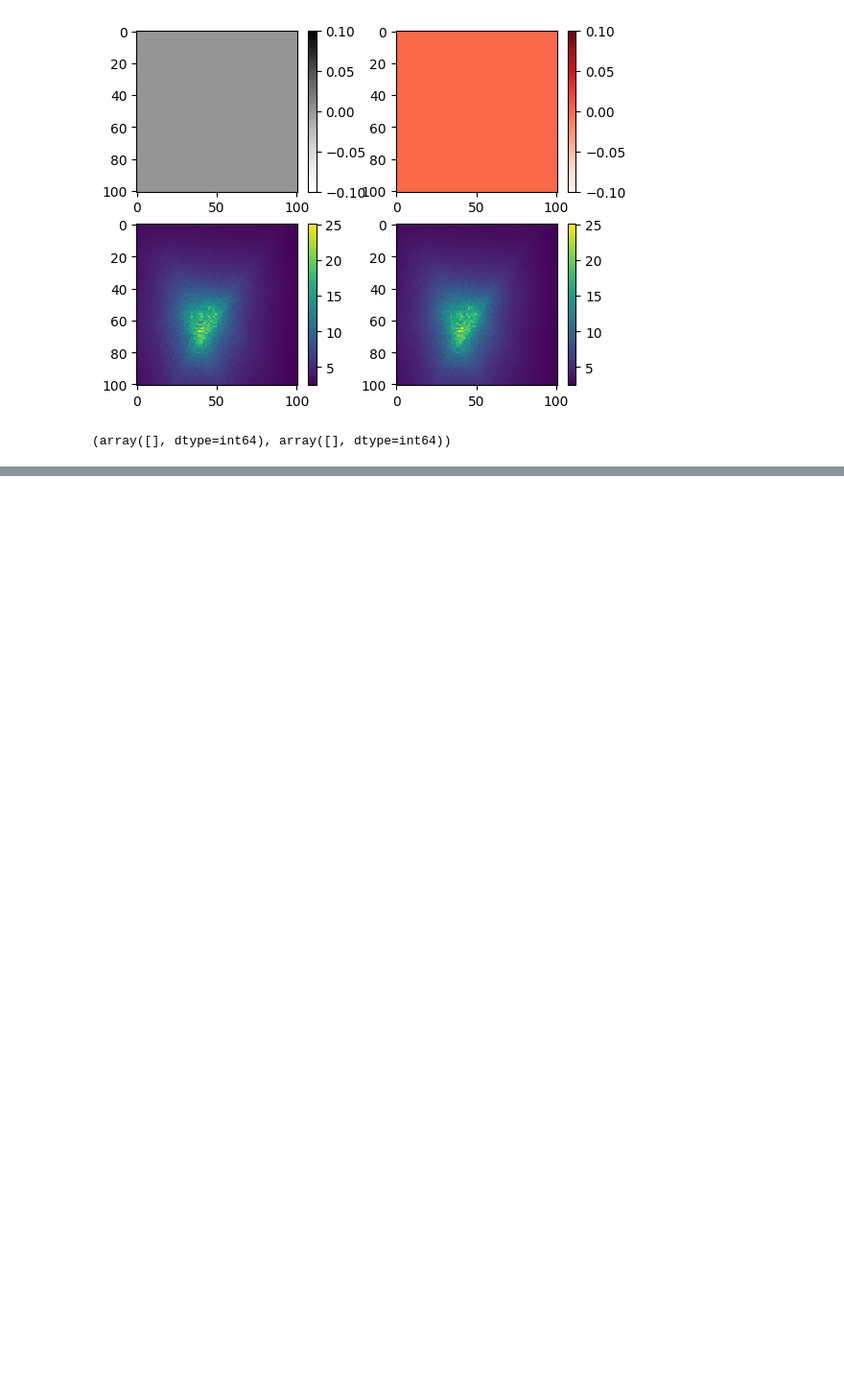
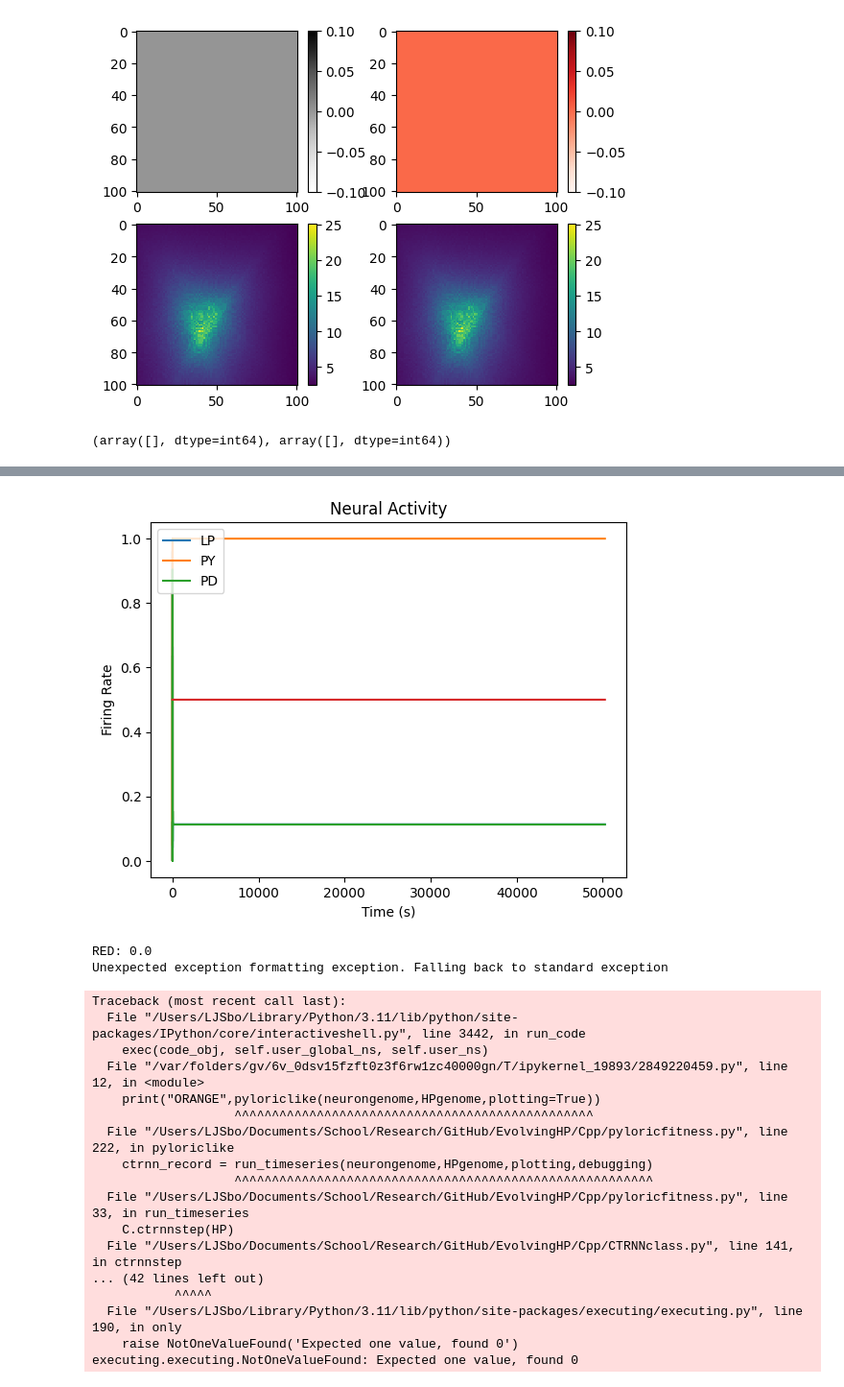
Before and after one commit to ljstolting/EvolvingHP, a Jupyter notebook: Cpp/Viz_ParSpace.ipynb, the cells around one changed output, grey strips where cells are left out. Shown at 96% size. Cells and saved outputs as stored; diff of their text form; code cells hidden in the pictures; blank space fills up the shorter version.

Commit message:
update python and do 2 evs - still segfault

```diff
--- a/Cpp/Viz_ParSpace.ipynb
+++ b/Cpp/Viz_ParSpace.ipynb
@@ -147,0 +245,52 @@ plt.show()
+# %%
+#Plot all final (post/during HP) results
+#Time Series for all initial points, without HP
+neurongenome = np.array([  1.25966,  11.7919 ,  -8.9466,  -14.1082  , 13.505  ,  15.8346   ,-4.73326, -14.9413 ,   7.13229  , 2.68606 , -5.92321,  -8.09309,   1.0782 ,   1.45534 , 1.713  ])
+HPgenome = np.array([113.021, 1, 155.316, 1,1,1,0.0610131 , 0, 0 ,0.30022,1, 0.484673 ,6 ,1 ,25])
+
+neurongenome[9] = red[0,0]
+neurongenome[11]= red[0,1]
+print("RED:",pyloriclike(neurongenome,HPgenome,plotting=True))
+
+neurongenome[9] = orange[0,0]
+neurongenome[11] = orange[0,1]
+print("ORANGE",pyloriclike(neurongenome,HPgenome,plotting=True))
+
+neurongenome[9] = yellow[0,0]
+neurongenome[11] = yellow[0,1]
+print("YELLOW",pyloriclike(neurongenome,HPgenome,plotting=True))
+
+neurongenome[9] = green[0,0]
+neurongenome[11] = green[0,1]
+print("GREEN",pyloriclike(neurongenome,HPgenome,plotting=True))
+
+neurongenome[9] = blue[0,0]
+neurongenome[11] = blue[0,1]
+print("BLUE",pyloriclike(neurongenome,HPgenome,plotting=True))
+
+neurongenome[9] = purple[0,0]
+neurongenome[11] = purple[0,1]
+print("PURPLE",pyloriclike(neurongenome,HPgenome,plotting=True))
+
+#so far, wrong; most likely because did not allow transient before beginning HP?
+# %% [output]
+[figure, added]
+RED: 0.0
+Unexpected exception formatting exception. Falling back to standard exception
+Traceback (most recent call last):
+  File "/Users/LJSbo/Library/Python/3.11/lib/python/site-packages/IPython/core/interactiveshell.py", line 3442, in run_code
+    exec(code_obj, self.user_global_ns, self.user_ns)
+  File "/var/folders/gv/6v_0dsv15fzft0z3f6rw1zc40000gn/T/ipykernel_19893/2849220459.py", line 12, in <module>
+    print("ORANGE",pyloriclike(neurongenome,HPgenome,plotting=True))
+                   ^^^^^^^^^^^^^^^^^^^^^^^^^^^^^^^^^^^^^^^^^^^^^^^^
+  File "/Users/LJSbo/Documents/School/Research/GitHub/EvolvingHP/Cpp/pyloricfitness.py", line 222, in pyloriclike
+    ctrnn_record = run_timeseries(neurongenome,HPgenome,plotting,debugging)
+                   ^^^^^^^^^^^^^^^^^^^^^^^^^^^^^^^^^^^^^^^^^^^^^^^^^^^^^^^^
+  File "/Users/LJSbo/Documents/School/Research/GitHub/EvolvingHP/Cpp/pyloricfitness.py", line 33, in run_timeseries
+    C.ctrnnstep(HP)
+  File "/Users/LJSbo/Documents/School/Research/GitHub/EvolvingHP/Cpp/CTRNNclass.py", line 141, in ctrnnstep
+... (42 lines left out)
+           ^^^^^
+  File "/Users/LJSbo/Library/Python/3.11/lib/python/site-packages/executing/executing.py", line 190, in only
+    raise NotOneValueFound('Expected one value, found 0')
+executing.executing.NotOneValueFound: Expected one value, found 0
```
Also changed, not shown: parts of 7 cells of this notebook, 26 other files.
